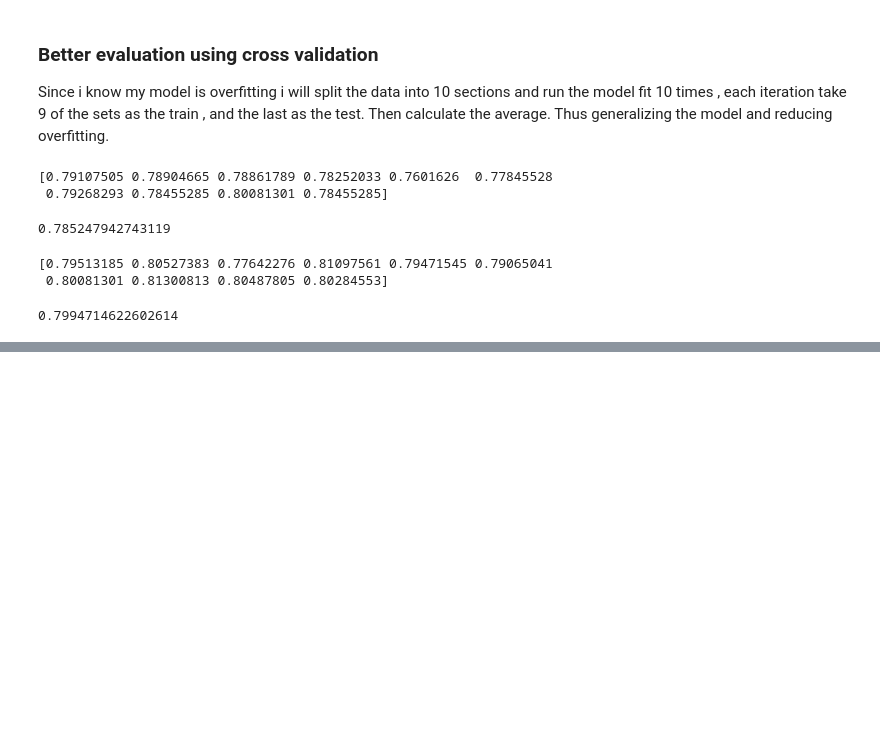
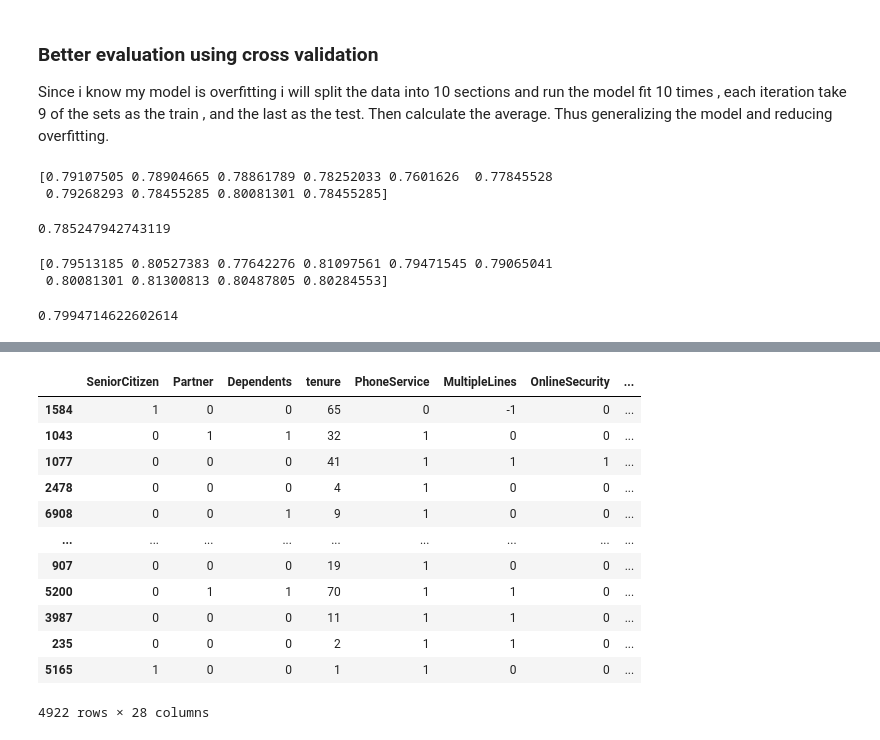
Before and after one commit to ShauliTaragin/ML-Sem2-Assignment, a Jupyter notebook: Classification_imporve.ipynb, the cells around one changed output, grey strips where cells are left out. Cells and saved outputs as stored; diff of their text form; code cells hidden in the pictures; blank space fills up the shorter version.

```diff
--- a/Classification_imporve.ipynb
+++ b/Classification_imporve.ipynb
@@ -525,0 +541,17 @@ clf_score.mean()
+# %%
+x_train, x_test, y_train, y_test = train_test_split(df_dummies, df_dummies['Churn'], test_size=0.3, random_state=1)
+x_train
+# %% [output]
+|  | SeniorCitizen | Partner | Dependents | tenure | PhoneService | MultipleLines | OnlineSecurity | ... |
+| 1584 | 1 | 0 | 0 | 65 | 0 | -1 | 0 | ... |
+| 1043 | 0 | 1 | 1 | 32 | 1 | 0 | 0 | ... |
+| 1077 | 0 | 0 | 0 | 41 | 1 | 1 | 1 | ... |
+| 2478 | 0 | 0 | 0 | 4 | 1 | 0 | 0 | ... |
+| 6908 | 0 | 0 | 1 | 9 | 1 | 0 | 0 | ... |
+| ... | ... | ... | ... | ... | ... | ... | ... | ... |
+| 907 | 0 | 0 | 0 | 19 | 1 | 0 | 0 | ... |
+| 5200 | 0 | 1 | 1 | 70 | 1 | 1 | 0 | ... |
+| 3987 | 0 | 0 | 0 | 11 | 1 | 1 | 0 | ... |
+| 235 | 0 | 0 | 0 | 2 | 1 | 1 | 0 | ... |
+| 5165 | 1 | 0 | 0 | 1 | 1 | 0 | 0 | ... |
+4922 rows × 28 columns
```
Also changed, not shown: parts of 10 cells of this notebook.
